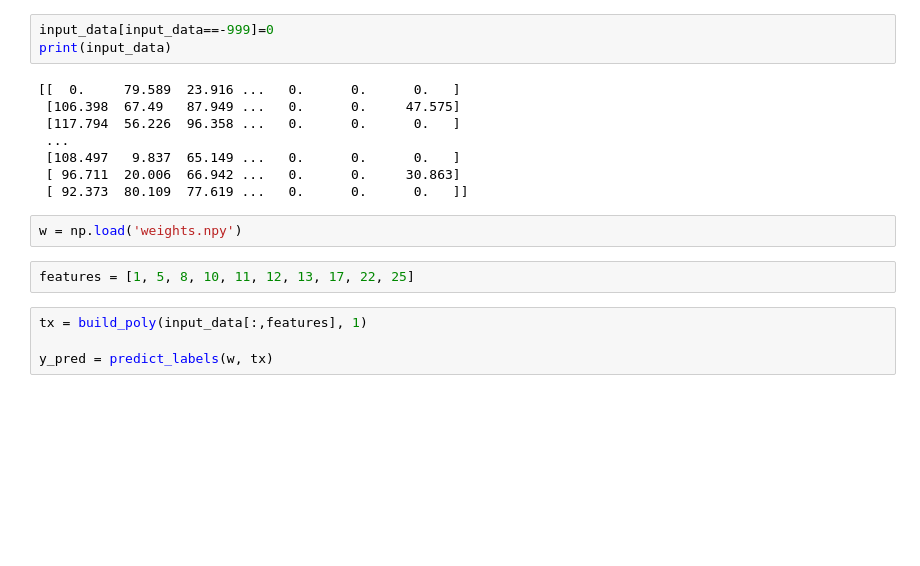
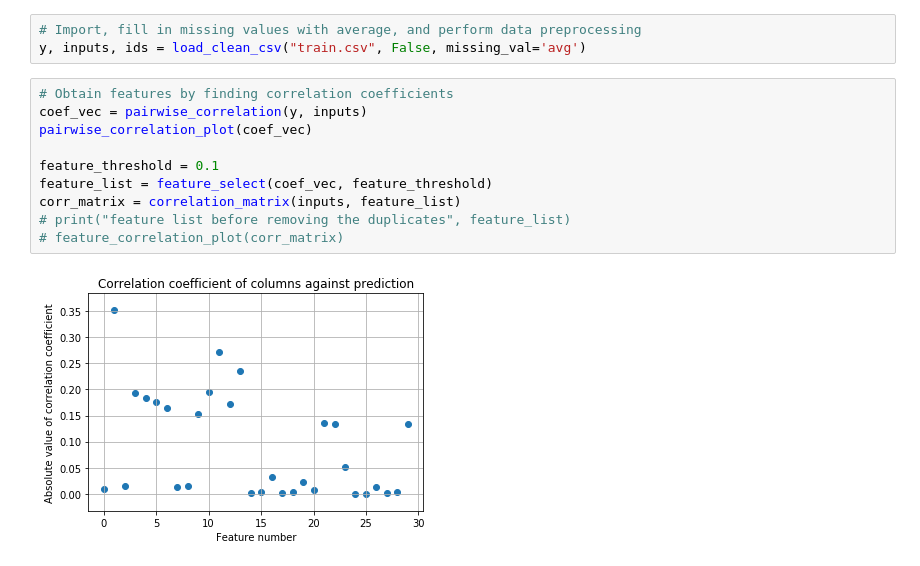
Before and after one commit to ZiluTian/ml_project1, a Jupyter notebook: test_script.ipynb, the cells around one changed output. Saved outputs shown, nothing was run; the diff lists cells and outputs as text; blank space fills up the shorter version.

```diff
--- a/test_script.ipynb
+++ b/test_script.ipynb
@@ -40,19 +13,15 @@ The dimension of ids is (568238,)
-# %%
-input_data[input_data==-999]=0
-print(input_data)
-# %% [output]
-[[  0.     79.589  23.916 ...   0.      0.      0.   ]
- [106.398  67.49   87.949 ...   0.      0.     47.575]
- [117.794  56.226  96.358 ...   0.      0.      0.   ]
- ...
- [108.497   9.837  65.149 ...   0.      0.      0.   ]
- [ 96.711  20.006  66.942 ...   0.      0.     30.863]
- [ 92.373  80.109  77.619 ...   0.      0.      0.   ]]
-# %%
-w = np.load('weights.npy')
-# %%
-features = [1, 5, 8, 10, 11, 12, 13, 17, 22, 25]
-# %%
-tx = build_poly(input_data[:,features], 1)
-
-y_pred = predict_labels(w, tx)
+# %%
+# Import, fill in missing values with average, and perform data preprocessing
+y, inputs, ids = load_clean_csv("train.csv", False, missing_val='avg')
+# %%
+# Obtain features by finding correlation coefficients
+coef_vec = pairwise_correlation(y, inputs)
+pairwise_correlation_plot(coef_vec)
+
+feature_threshold = 0.1
+feature_list = feature_select(coef_vec, feature_threshold)
+corr_matrix = correlation_matrix(inputs, feature_list)
+# print("feature list before removing the duplicates", feature_list)
+# feature_correlation_plot(corr_matrix)
+# %% [output]
+[figure, added]
```
Also changed, not shown: parts of 9 cells of this notebook.
